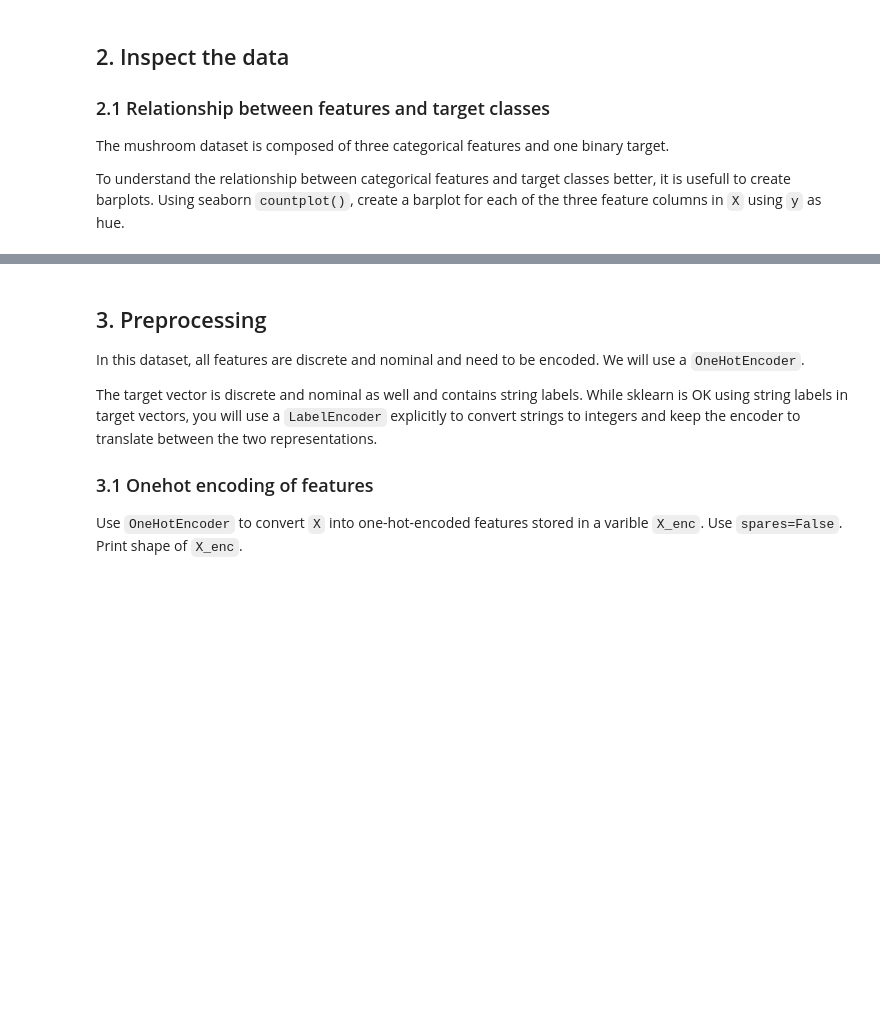
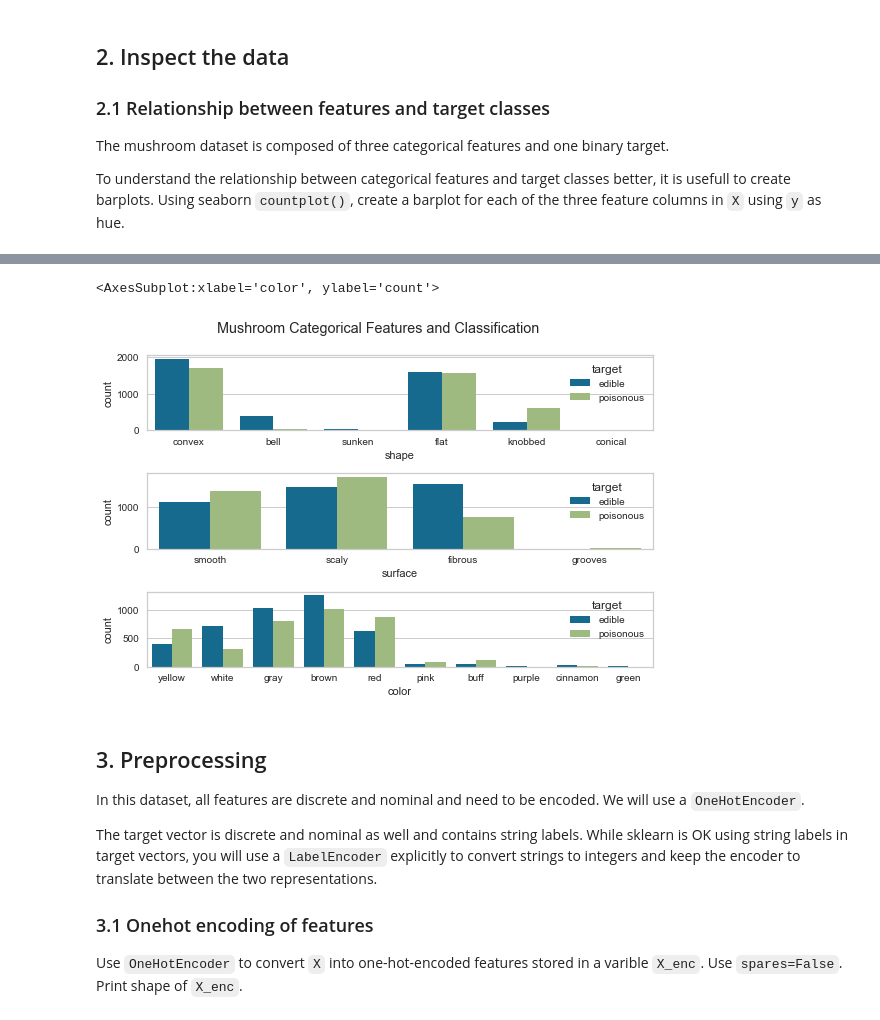
Before and after one commit to m-metz/ensf611-machine-learning-assignment4-m-metz, a Jupyter notebook: lab4.ipynb, the cells around one changed output, grey strips where cells are left out. Saved outputs shown, nothing was run; the diff lists cells and outputs as text; code cells hidden in the pictures; blank space fills up the shorter version.

```diff
--- a/lab4.ipynb
+++ b/lab4.ipynb
@@ -129,0 +135,8 @@ y: (8123,) <class 'pandas.core.series.Series'>
+# %%
+# TODO: add data loading code
+from yellowbrick.datasets import load_mushroom
+
+X, y = load_mushroom()
+
+print("X:",X.shape, type(X))
+print("y:",y.shape, type(y))
@@ -141,3 +153,20 @@ To understand the relationship between categorical features and target classes b
+# %%
+# TODO: Add countplots for each feature.
+
+fig, axs = plt.subplots(3, 1)
+
+# x labels get hidden behind the other subplots otherwise.
+# Also set_layout_engine wasn't working for the fig object for some reason.
+fig.set_tight_layout(True)
+
+fig.suptitle("Mushroom Categorical Features and Classification")
+
+sns.countplot(x=X["shape"], hue=y, ax=axs[0])
+sns.countplot(x=X["surface"], hue=y, ax=axs[1])
+sns.countplot(x=X["color"], hue=y, ax=axs[2])
+# %% [output]
+<AxesSubplot:xlabel='color', ylabel='count'>
+[figure, added]
 # %% [markdown]
 ## 3. Preprocessing
 In this dataset, all features are discrete and nominal and need to be encoded. We will use a `OneHotEncoder`.
```
Also changed, not shown: parts of 15 cells of this notebook.
